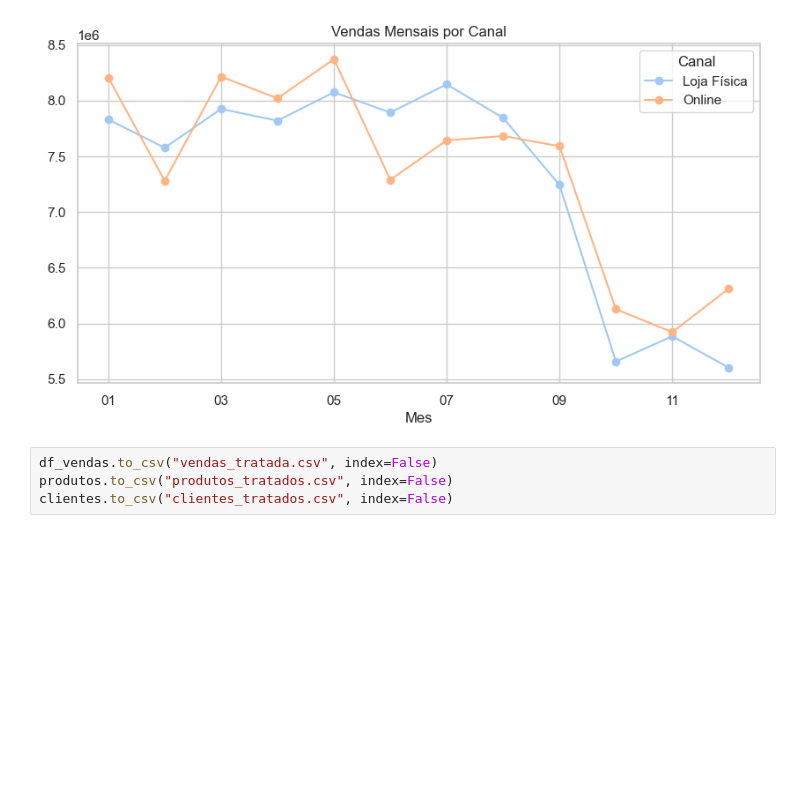
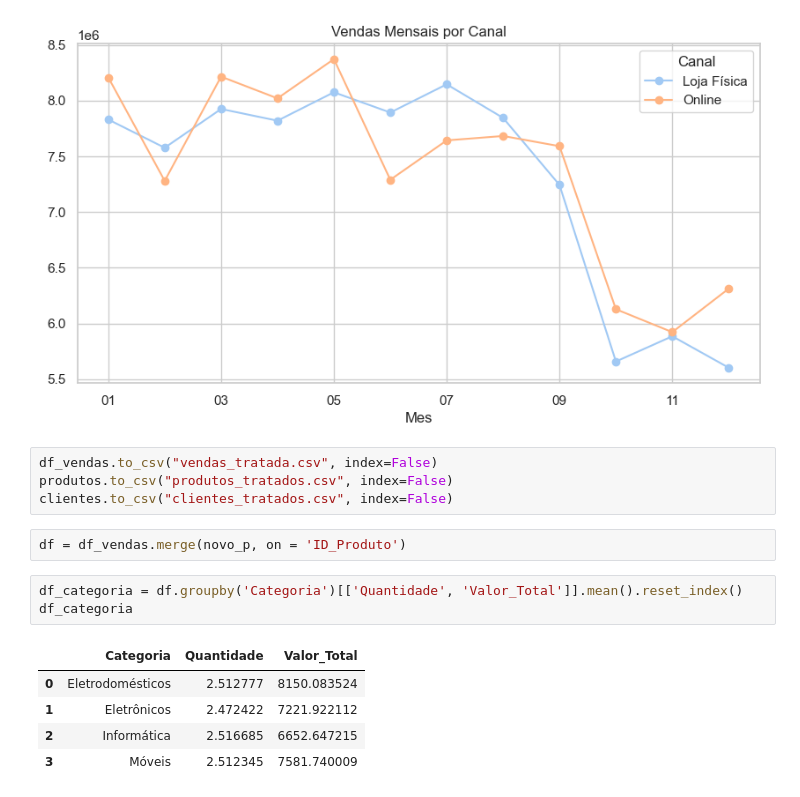
Before and after one commit to leticyanunes/Projeto_NARA, a Jupyter notebook: Projeto.NARA.ipynb, the cells around one changed output. Drawn from its saved outputs; the diff is of its cells as text; blank space fills up the shorter version.

```diff
--- a/Projeto.NARA.ipynb
+++ b/Projeto.NARA.ipynb
@@ -540,6 +540,17 @@ plt.show()
 df_vendas.to_csv("vendas_tratada.csv", index=False)
 produtos.to_csv("produtos_tratados.csv", index=False)
 clientes.to_csv("clientes_tratados.csv", index=False)
+# %%
+df = df_vendas.merge(novo_p, on = 'ID_Produto')
+# %%
+df_categoria = df.groupby('Categoria')[['Quantidade', 'Valor_Total']].mean().reset_index()
+df_categoria
+# %% [output]
+|  | Categoria | Quantidade | Valor_Total |
+| 0 | Eletrodomésticos | 2.512777 | 8150.083524 |
+| 1 | Eletrônicos | 2.472422 | 7221.922112 |
+| 2 | Informática | 2.516685 | 6652.647215 |
+| 3 | Móveis | 2.512345 | 7581.740009 |
 # %%
 # Regressão Linear Simples (quantidade x lucro)
 
```
Also changed, not shown: parts of 1 cell of this notebook.
